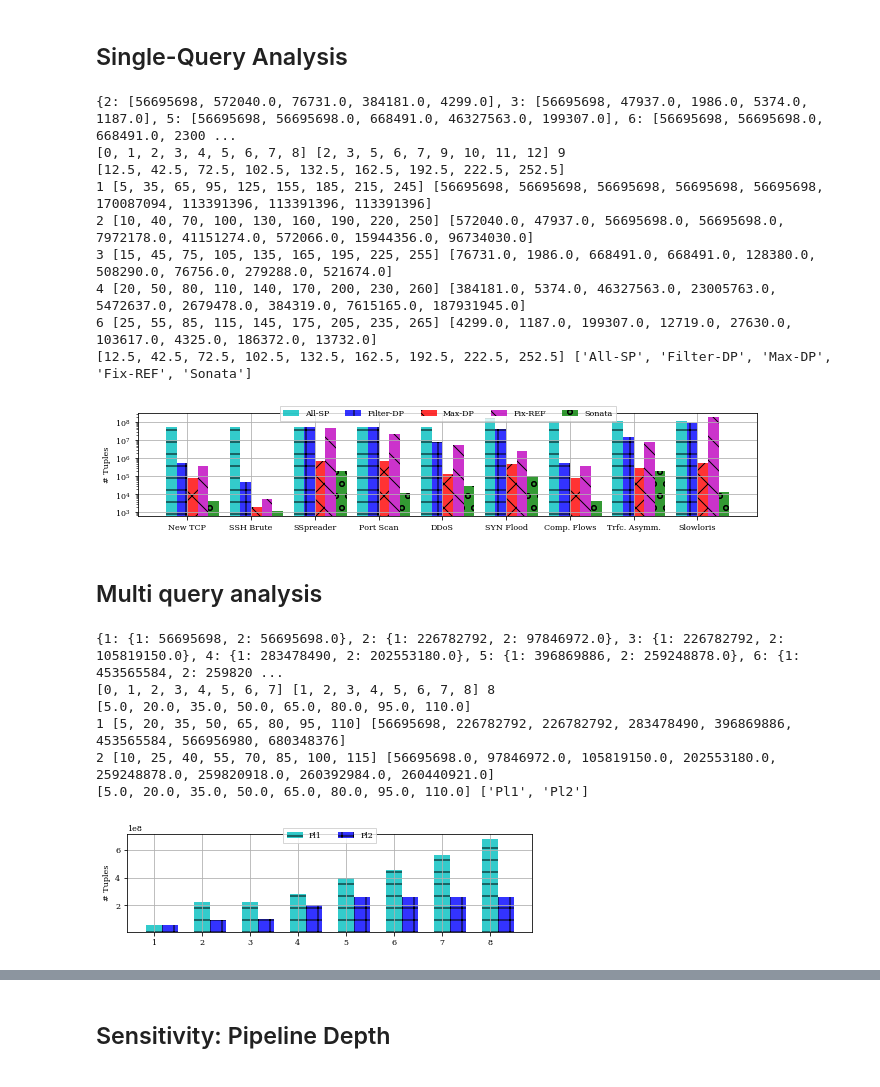
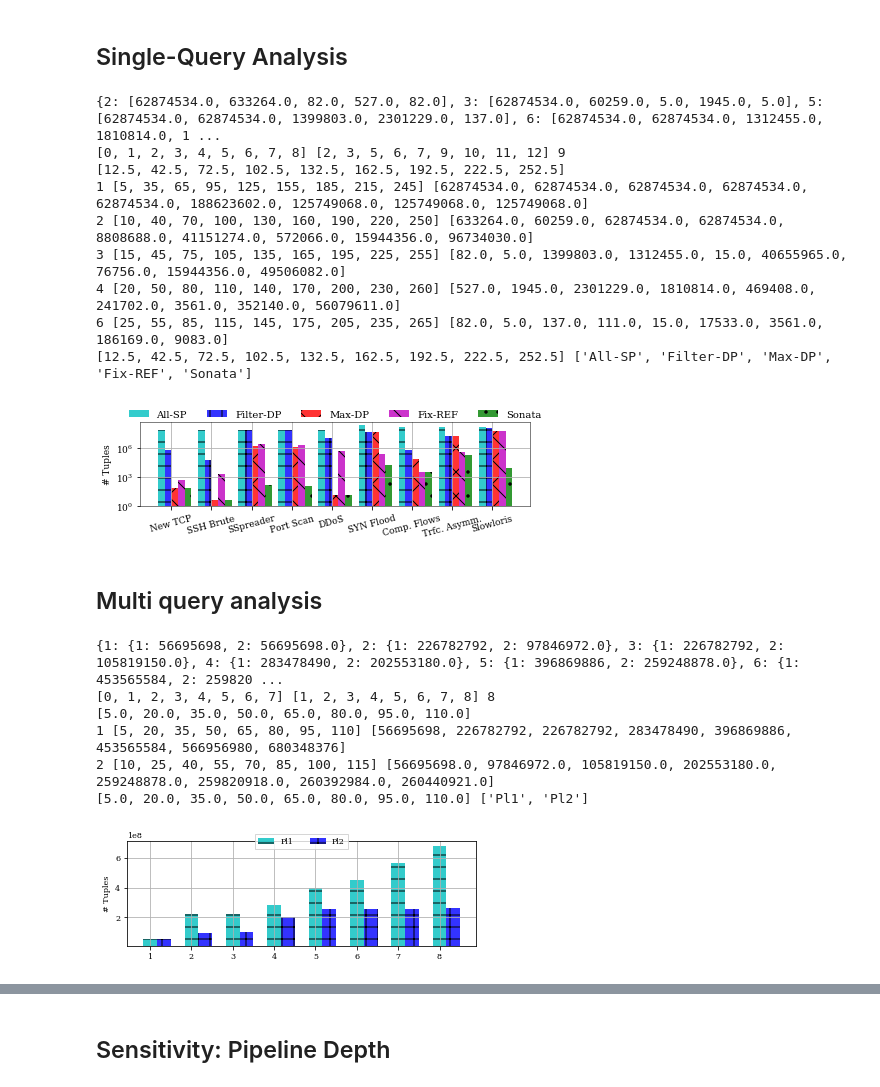
Before and after one commit to agupta13/SONATA-DEV, a Jupyter notebook: analysis/performance_eval/plot_results/plot_results.ipynb, the cells around one changed output, grey strips where cells are left out. Cells and saved outputs as stored; diff of their text form; code cells hidden in the pictures.

```diff
--- a/analysis/performance_eval/plot_results/plot_results.ipynb
+++ b/analysis/performance_eval/plot_results/plot_results.ipynb
@@ -273,12 +273,28 @@ bits_max_stage = 32 * 1000000
 bits_max_register = 32 * 1000000
 """
 
-matplotlib.rcParams['font.size']= 8
+data = {2: {1: [62874534], 2: [633264], 3: [82], 4: [527], 6: [82]},
+        3: {1: [62874534], 2: [60259], 3: [5], 4: [1945], 6: [5]},
+        5: {1: [62874534], 2: [62874534], 3: [1399803], 4: [2301229], 6: [137]},
+        6: {1: [62874534], 2: [62874534], 3: [1312455], 4: [1810814], 6: [111]},
+        7: {1: [62874534], 2: [8808688], 3: [15], 4: [469408], 6: [15]},
+        9: {1: [188623602], 2: [41151274], 3: [40655965], 4: [241702], 6: [17533]},
+        10: {1: [125749068], 2: [572066], 3: [76756], 4: [3561], 6: [3561]},
+        11: {1: [125749068], 2: [15944356], 3: [15944356], 4: [352140], 6: [186169]},
+        12: {1: [125749068], 2: [96734030], 3: [49506082], 4: [56079611], 6: [9083]}}
+"""
+sigma_max = 12
+width_max = 1
+bits_max_stage = 8 * 1000000
+bits_max_register = 0.75 * bits_max_stage
+"""
+
+matplotlib.rcParams['font.size']= 9
 
 apps = [2,3,5,6,7, 9, 10, 11, 12]
 modes = [1,2,3,4,6]
 modes_2_labels = {1: "All-SP", 2: "Filter-DP", 3: "Max-DP", 4: "Fix-REF", 6: "Sonata"}
-hatches = {0:'/', 1:'-', 2:'+', 3:'x', 4:'\\', 5:'x', 6:'o', 7:'O', 8:'.'}
+hatches = {0:'/', 1:'-', 2:'+', 3:'x', 4:'\\', 5:'x', 6:'.', 7:'O', 8:'.'}
 
 ids_2_labels = {1: "Dup Acks", 2:"New TCP", 3: "SSH Brute", 4: "HH",
               5:"SSpreader", 6: "Port Scan", 7: "DDoS", 9: "SYN Flood",
@@ -296,14 +312,14 @@ def get_plot_data(data_in):
             keys.sort()
             out[line_id] = []
             for k in keys:
-                out[line_id].append(data_in[line_id][k])
+                out[line_id].append(np.median(data_in[line_id][k]))
     print out
 
     return out
 
 def draw_plots(data, modes, modes_2_labels):
     f, (ax) = plt.subplots(1)
-    matplotlib.rcParams['figure.figsize']= [9.375, 1.93]
+    matplotlib.rcParams['figure.figsize']= [6.25, 1.93]
     ctr = 1
     bar_width = 5
     shift = (1+len(modes))*bar_width
@@ -319,44 +335,44 @@ def draw_plots(data, modes, modes_2_labels):
     for mode in modes:
         y = [data[qid][ctr-1] for qid in qids]
 
         x = [l*shift+ctr*bar_width for l in xlab]
 
         print mode, x, y
         ax.bar(x, y, bar_width, alpha=0.8, color=color_n[mode], hatch = hatches[mode],label=modes_2_labels[mode])
 
         ctr += 1
 
     #plt.xlabel('Applications')
     plt.ylabel('# Tuples')
 
     print ticks, [modes_2_labels[mode] for mode in modes]
-    plt.xticks(ticks, [ids_2_labels[qid] for qid in qids], rotation=0)
+    plt.xticks(ticks, [ids_2_labels[qid] for qid in qids], rotation=15)
     ax.grid(True)
     #ax.set_xlim(xmax=5.25)
     ax.set_yscale("log", nonposy='clip')
-#     ax.set_xlim(xmin=0.75)
-    ax.legend(loc='upper center', bbox_to_anchor=(0.5, 1.1),
-              ncol=5, fancybox=False, shadow=False)
+    ax.set_ylim(ymin=1)
+    ax.legend(loc='upper center', bbox_to_anchor=(0.5, 1.24),
+              ncol=5, fancybox=False, shadow=False, fontsize=10, frameon=False)
     fname = "/Users/arpit/Documents/nsdi18/writing/figures/single_query_analysis.eps"
     plt.tight_layout()
     plot_name = fname
     pl.savefig(plot_name)
     plt.show()
     pass
 
 plot_data = get_plot_data(data)
 draw_plots(plot_data, modes, modes_2_labels)
 # %% [output]
-{2: [56695698, 572040.0, 76731.0, 384181.0, 4299.0], 3: [56695698, 47937.0, 1986.0, 5374.0, 1187.0], 5: [56695698, 56695698.0, 668491.0, 46327563.0, 199307.0], 6: [56695698, 56695698.0, 668491.0, 2300 ...
+{2: [62874534.0, 633264.0, 82.0, 527.0, 82.0], 3: [62874534.0, 60259.0, 5.0, 1945.0, 5.0], 5: [62874534.0, 62874534.0, 1399803.0, 2301229.0, 137.0], 6: [62874534.0, 62874534.0, 1312455.0, 1810814.0, 1 ...
 [0, 1, 2, 3, 4, 5, 6, 7, 8] [2, 3, 5, 6, 7, 9, 10, 11, 12] 9
 [12.5, 42.5, 72.5, 102.5, 132.5, 162.5, 192.5, 222.5, 252.5]
-1 [5, 35, 65, 95, 125, 155, 185, 215, 245] [56695698, 56695698, 56695698, 56695698, 56695698, 170087094, 113391396, 113391396, 113391396]
-2 [10, 40, 70, 100, 130, 160, 190, 220, 250] [572040.0, 47937.0, 56695698.0, 56695698.0, 7972178.0, 41151274.0, 572066.0, 15944356.0, 96734030.0]
-3 [15, 45, 75, 105, 135, 165, 195, 225, 255] [76731.0, 1986.0, 668491.0, 668491.0, 128380.0, 508290.0, 76756.0, 279288.0, 521674.0]
-4 [20, 50, 80, 110, 140, 170, 200, 230, 260] [384181.0, 5374.0, 46327563.0, 23005763.0, 5472637.0, 2679478.0, 384319.0, 7615165.0, 187931945.0]
-6 [25, 55, 85, 115, 145, 175, 205, 235, 265] [4299.0, 1187.0, 199307.0, 12719.0, 27630.0, 103617.0, 4325.0, 186372.0, 13732.0]
+1 [5, 35, 65, 95, 125, 155, 185, 215, 245] [62874534.0, 62874534.0, 62874534.0, 62874534.0, 62874534.0, 188623602.0, 125749068.0, 125749068.0, 125749068.0]
+2 [10, 40, 70, 100, 130, 160, 190, 220, 250] [633264.0, 60259.0, 62874534.0, 62874534.0, 8808688.0, 41151274.0, 572066.0, 15944356.0, 96734030.0]
+3 [15, 45, 75, 105, 135, 165, 195, 225, 255] [82.0, 5.0, 1399803.0, 1312455.0, 15.0, 40655965.0, 76756.0, 15944356.0, 49506082.0]
+4 [20, 50, 80, 110, 140, 170, 200, 230, 260] [527.0, 1945.0, 2301229.0, 1810814.0, 469408.0, 241702.0, 3561.0, 352140.0, 56079611.0]
+6 [25, 55, 85, 115, 145, 175, 205, 235, 265] [82.0, 5.0, 137.0, 111.0, 15.0, 17533.0, 3561.0, 186169.0, 9083.0]
 [12.5, 42.5, 72.5, 102.5, 132.5, 162.5, 192.5, 222.5, 252.5] ['All-SP', 'Filter-DP', 'Max-DP', 'Fix-REF', 'Sonata']
-[figure, old version]
+[figure, new version]
 # %% [markdown]
 ## Multi query analysis
 # %%
@@ -428,7 +444,7 @@ def draw_plots(data, modes, modes_2_labels):
     ax.legend(loc='upper center', bbox_to_anchor=(0.5, 1.1),
               ncol=5, fancybox=False, shadow=False)
     fname = "/Users/arpit/Documents/nsdi18/writing/figures/multi_query_analysis.eps"
-    plt.tight_layout()
+#     plt.tight_layout()
     plot_name = fname
     pl.savefig(plot_name)
     plt.show()
@@ -444,7 +460,7 @@ draw_plots(plot_data, modes, modes_2_labels)
 1 [5, 20, 35, 50, 65, 80, 95, 110] [56695698, 226782792, 226782792, 283478490, 396869886, 453565584, 566956980, 680348376]
 2 [10, 25, 40, 55, 70, 85, 100, 115] [56695698.0, 97846972.0, 105819150.0, 202553180.0, 259248878.0, 259820918.0, 260392984.0, 260440921.0]
 [5.0, 20.0, 35.0, 50.0, 65.0, 80.0, 95.0, 110.0] ['Pl1', 'Pl2']
-[figure, old version]
+[figure, new version]
 # %%
 # Multi query analysis
 data = {1: {0: {1: 56695698, 2: 56695698.0, 3: 1318314.0, 4: 69561.0, 6: 69547.0}},
```
Also changed, not shown: parts of 7 cells of this notebook, 9 other files.
